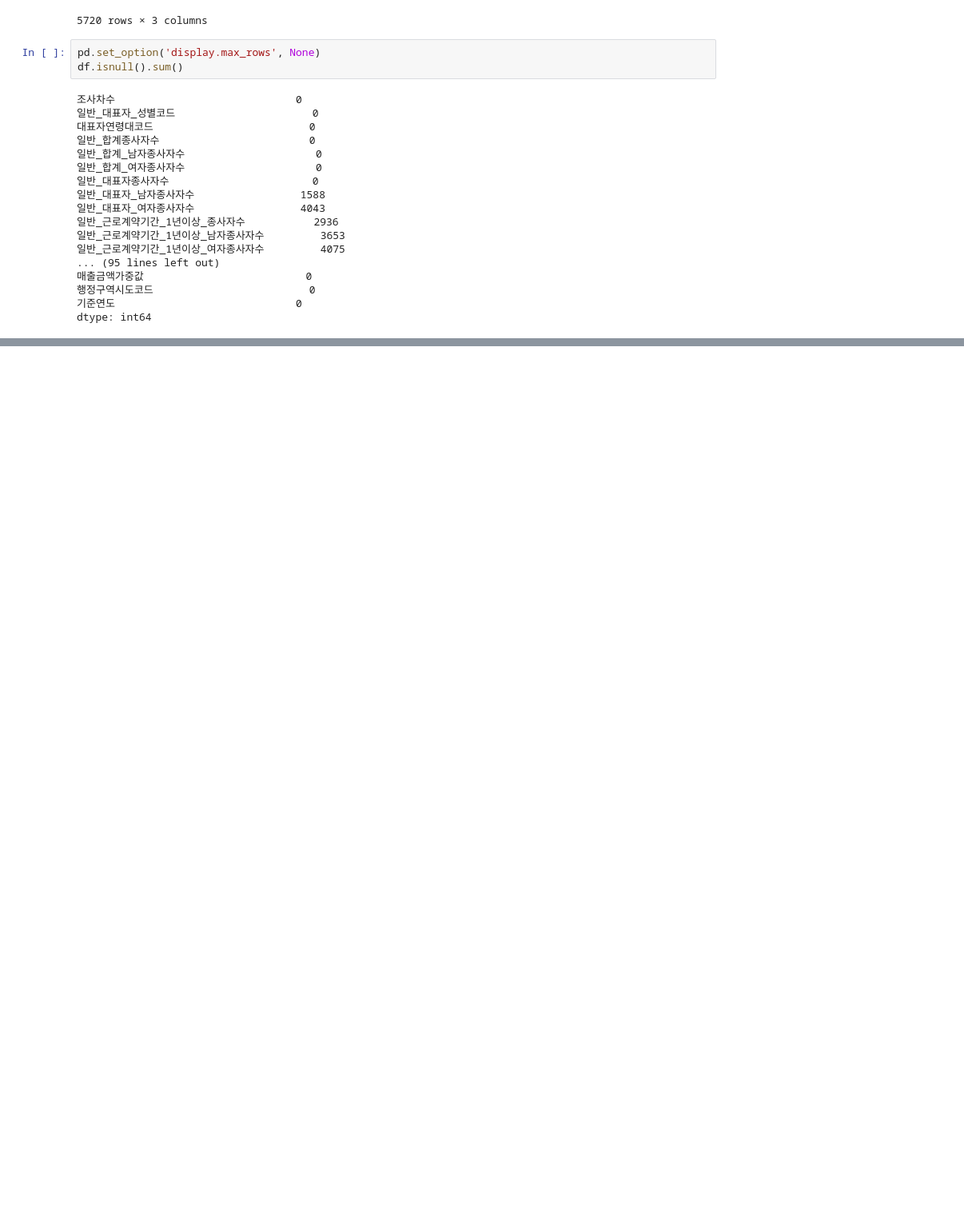
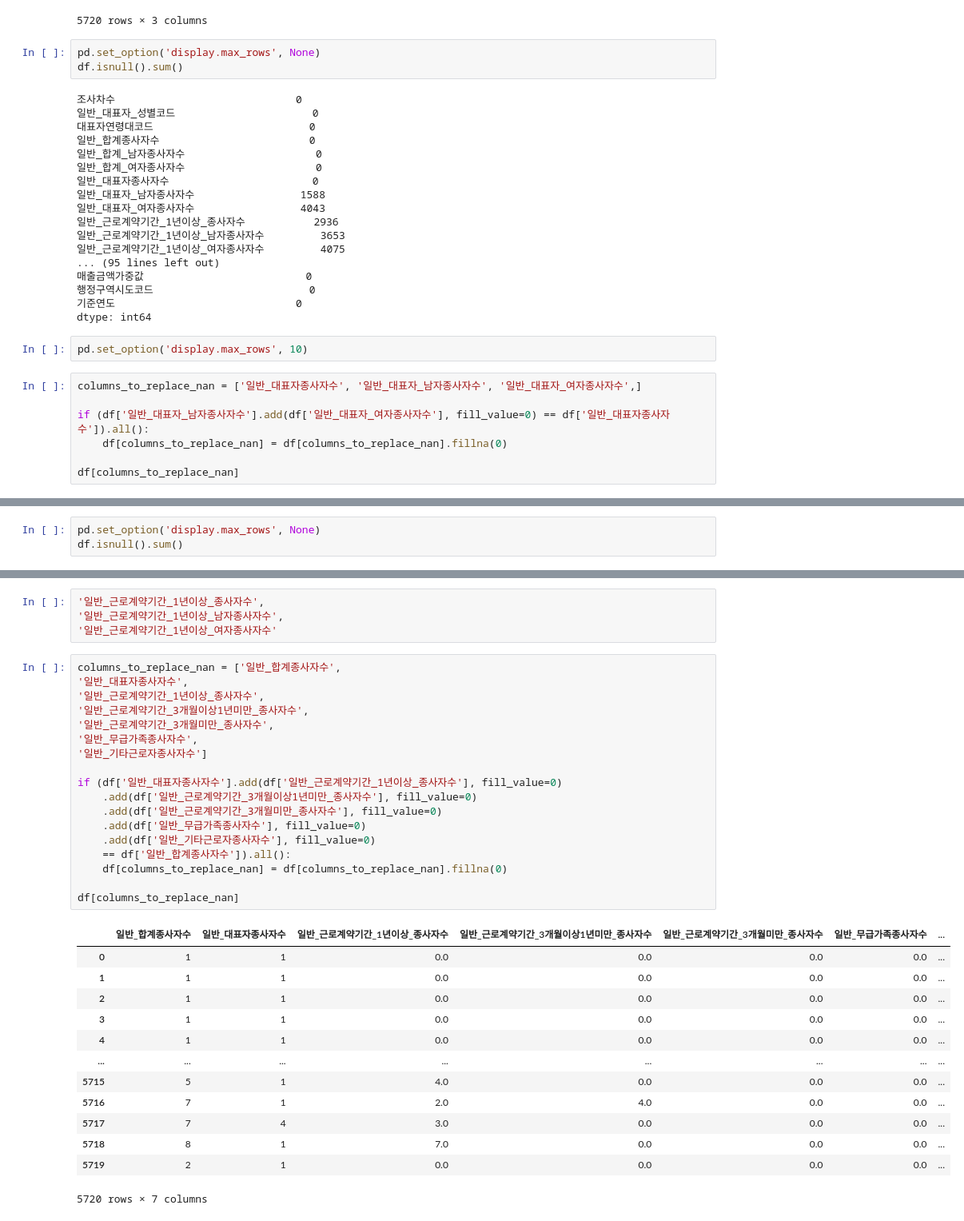
Before and after one commit to kae1128/wadada, a Jupyter notebook: data_preprocessing/SURVEY_preprocessing.ipynb, the cells around one changed output, grey strips where cells are left out. Shown at 80% size. Saved outputs shown, nothing was run; the diff lists cells and outputs as text; blank space fills up the shorter version.

```diff
--- a/data_preprocessing/SURVEY_preprocessing.ipynb
+++ b/data_preprocessing/SURVEY_preprocessing.ipynb
@@ -350,3 +356,12 @@ df.isnull().sum()
 행정구역시도코드                         0
 기준연도                             0
 dtype: int64
+# %%
+pd.set_option('display.max_rows', 10)
+# %%
+columns_to_replace_nan = ['일반_대표자종사자수', '일반_대표자_남자종사자수', '일반_대표자_여자종사자수',]
+
+if (df['일반_대표자_남자종사자수'].add(df['일반_대표자_여자종사자수'], fill_value=0) == df['일반_대표자종사자수']).all():
+    df[columns_to_replace_nan] = df[columns_to_replace_nan].fillna(0)
+
+df[columns_to_replace_nan]
@@ -352,0 +382,3 @@ dtype: int64
+# %%
+pd.set_option('display.max_rows', None)
+df.isnull().sum()
@@ -352,0 +403,36 @@ dtype: int64
+# %%
+'일반_근로계약기간_1년이상_종사자수',
+'일반_근로계약기간_1년이상_남자종사자수',
+'일반_근로계약기간_1년이상_여자종사자수'
+# %%
+columns_to_replace_nan = ['일반_합계종사자수',
+'일반_대표자종사자수',
+'일반_근로계약기간_1년이상_종사자수',
+'일반_근로계약기간_3개월이상1년미만_종사자수',
+'일반_근로계약기간_3개월미만_종사자수',
+'일반_무급가족종사자수',
+'일반_기타근로자종사자수']
+
+if (df['일반_대표자종사자수'].add(df['일반_근로계약기간_1년이상_종사자수'], fill_value=0)
+    .add(df['일반_근로계약기간_3개월이상1년미만_종사자수'], fill_value=0)
+    .add(df['일반_근로계약기간_3개월미만_종사자수'], fill_value=0)
+    .add(df['일반_무급가족종사자수'], fill_value=0)
+    .add(df['일반_기타근로자종사자수'], fill_value=0)
+    == df['일반_합계종사자수']).all():
+    df[columns_to_replace_nan] = df[columns_to_replace_nan].fillna(0)
+
+df[columns_to_replace_nan]
+# %% [output]
+|  | 일반_합계종사자수 | 일반_대표자종사자수 | 일반_근로계약기간_1년이상_종사자수 | 일반_근로계약기간_3개월이상1년미만_종사자수 | 일반_근로계약기간_3개월미만_종사자수 | 일반_무급가족종사자수 | ... |
+| 0 | 1 | 1 | 0.0 | 0.0 | 0.0 | 0.0 | ... |
+| 1 | 1 | 1 | 0.0 | 0.0 | 0.0 | 0.0 | ... |
+| 2 | 1 | 1 | 0.0 | 0.0 | 0.0 | 0.0 | ... |
+| 3 | 1 | 1 | 0.0 | 0.0 | 0.0 | 0.0 | ... |
+| 4 | 1 | 1 | 0.0 | 0.0 | 0.0 | 0.0 | ... |
+| ... | ... | ... | ... | ... | ... | ... | ... |
+| 5715 | 5 | 1 | 4.0 | 0.0 | 0.0 | 0.0 | ... |
+| 5716 | 7 | 1 | 2.0 | 4.0 | 0.0 | 0.0 | ... |
+| 5717 | 7 | 4 | 3.0 | 0.0 | 0.0 | 0.0 | ... |
+| 5718 | 8 | 1 | 7.0 | 0.0 | 0.0 | 0.0 | ... |
+| 5719 | 2 | 1 | 0.0 | 0.0 | 0.0 | 0.0 | ... |
+5720 rows × 7 columns
```
Also changed, not shown: parts of 37 cells of this notebook, 2 other files.
